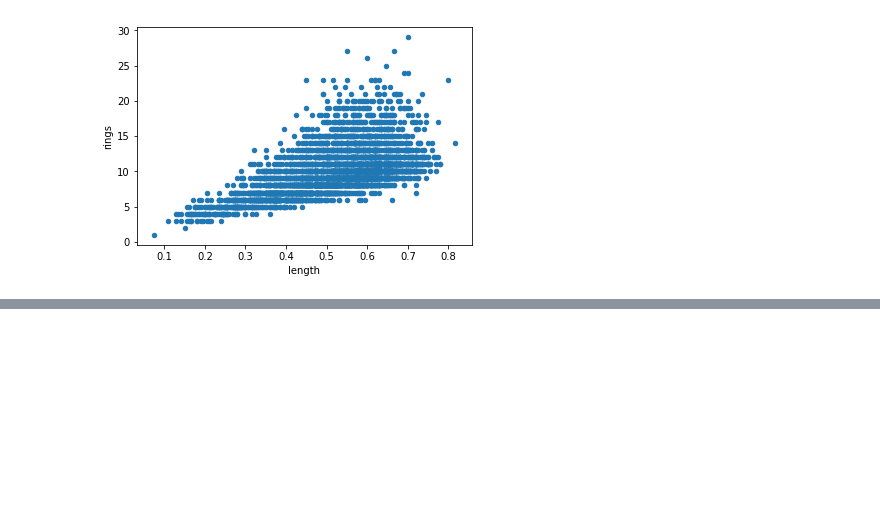
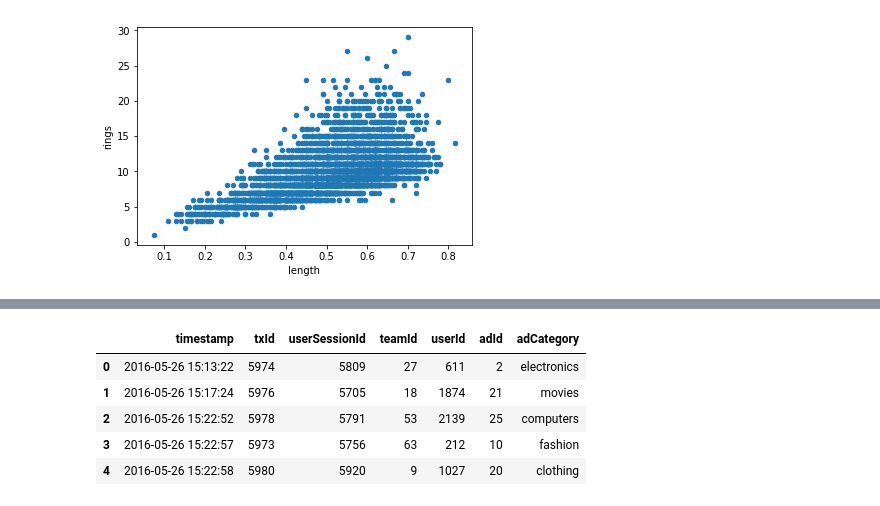
Before and after one commit to mckjzhangxk/deepAI, a Jupyter notebook: daily/8/pandas_turtorial.ipynb, the cells around one changed output, grey strips where cells are left out. Drawn from its saved outputs; the diff is of its cells as text; code cells hidden in the pictures; blank space fills up the shorter version.

```diff
--- a/daily/8/pandas_turtorial.ipynb
+++ b/daily/8/pandas_turtorial.ipynb
@@ -259,0 +299,10 @@ abalone.plot(x='length',y='rings',kind='scatter')
+# %%
+adclick=pd.read_csv('panda_dataset/ad-clicks.csv')
+adclick.head()
+# %% [output]
+|  | timestamp | txId | userSessionId | teamId | userId | adId | adCategory |
+| 0 | 2016-05-26 15:13:22 | 5974 | 5809 | 27 | 611 | 2 | electronics |
+| 1 | 2016-05-26 15:17:24 | 5976 | 5705 | 18 | 1874 | 21 | movies |
+| 2 | 2016-05-26 15:22:52 | 5978 | 5791 | 53 | 2139 | 25 | computers |
+| 3 | 2016-05-26 15:22:57 | 5973 | 5756 | 63 | 212 | 10 | fashion |
+| 4 | 2016-05-26 15:22:58 | 5980 | 5920 | 9 | 1027 | 20 | clothing |
```
Also changed, not shown: parts of 6 cells of this notebook, 16 other files.
